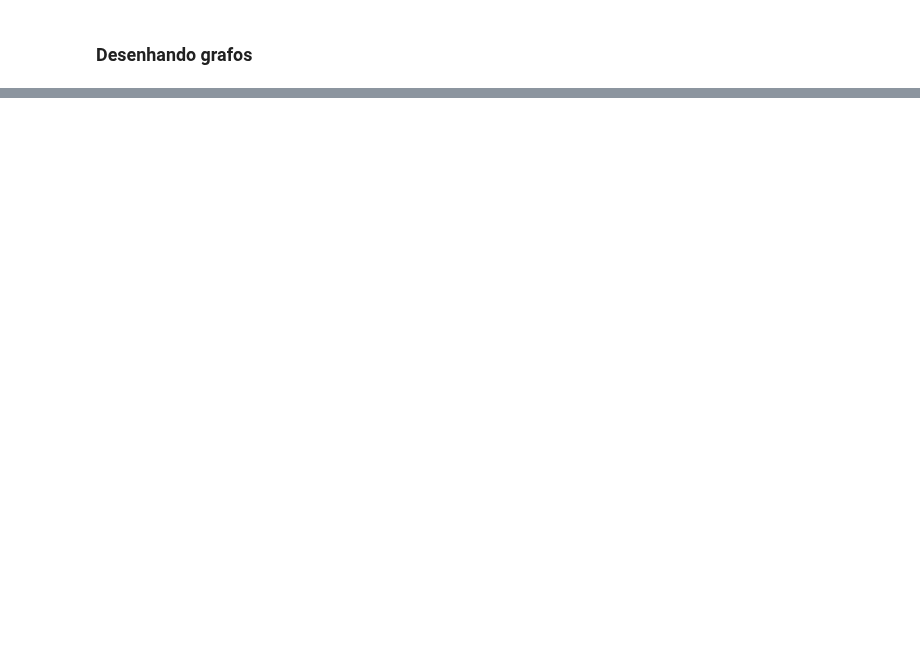
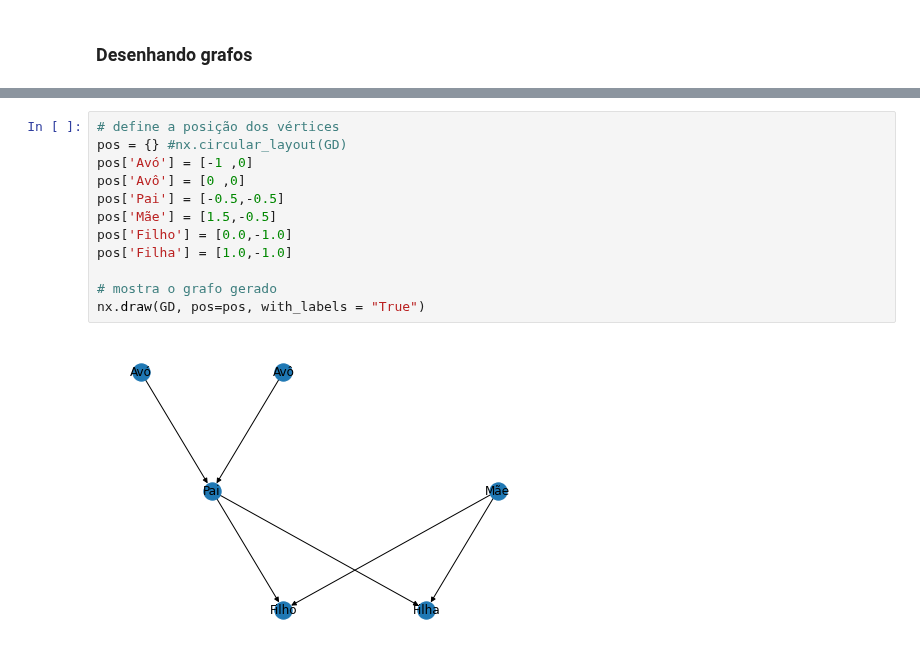
Before and after one commit to jesusossian/complex_networks, a Jupyter notebook: src/course/cap1_2_grafos_redes.ipynb, the cells around one changed output, grey strips where cells are left out. Drawn from its saved outputs; the diff is of its cells as text; blank space fills up the shorter version.

```diff
--- a/src/course/cap1_2_grafos_redes.ipynb
+++ b/src/course/cap1_2_grafos_redes.ipynb
@@ -81 +114,15 @@ nx.draw(GD, with_labels = "True")
+# %%
+# define a posição dos vértices
+pos = {} #nx.circular_layout(GD)
+pos['Avó'] = [-1 ,0]
+pos['Avô'] = [0 ,0]
+pos['Pai'] = [-0.5,-0.5]
+pos['Mãe'] = [1.5,-0.5]
+pos['Filho'] = [0.0,-1.0]
+pos['Filha'] = [1.0,-1.0]
+
+# mostra o grafo gerado
+nx.draw(GD, pos=pos, with_labels = "True")
+# %% [output]
+[figure, added]
 # %%
```
Also changed, not shown: parts of 18 cells of this notebook, 5 other files.
